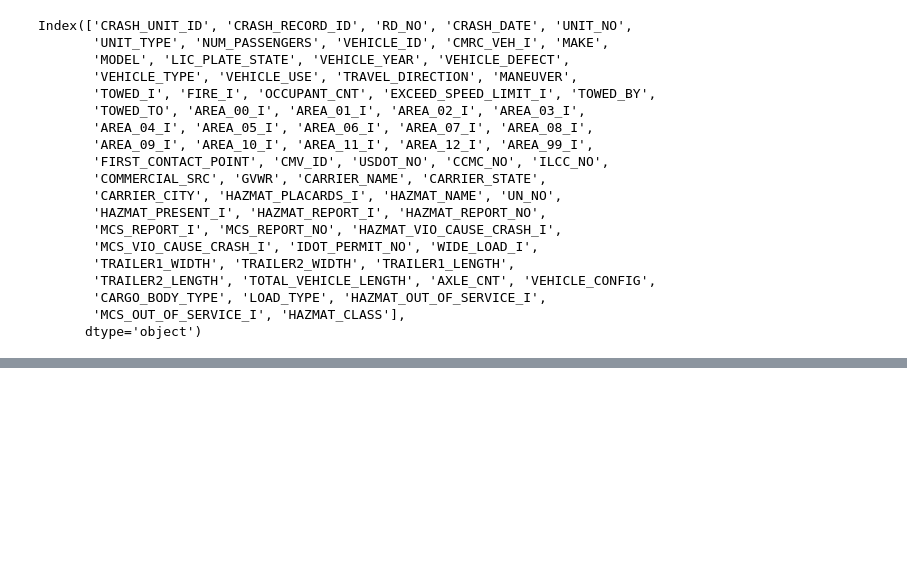
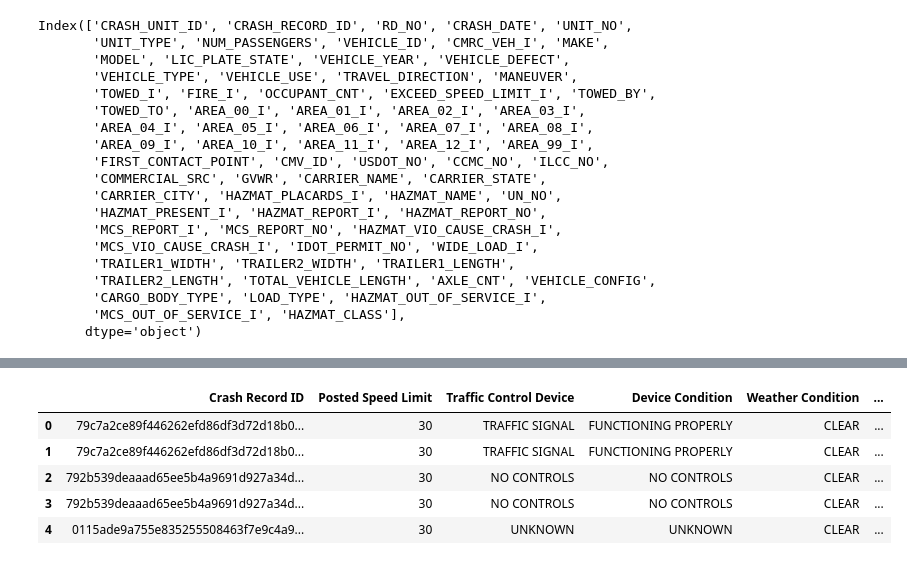
Before and after one commit to jngreco/Team-AutoCrash-Project, a Jupyter notebook: Chicago_Data.ipynb, the cells around one changed output, grey strips where cells are left out. Saved outputs shown, nothing was run; the diff lists cells and outputs as text; code cells hidden in the pictures; blank space fills up the shorter version.

```diff
--- a/Chicago_Data.ipynb
+++ b/Chicago_Data.ipynb
@@ -239,0 +247,16 @@ chicago_df =
+# %%
+replace_df = chicago_df
+replace_df["Number of Passengers"] = replace_df["Number of Passengers"].fillna(0)
+replace_df["Exceeded Speed Limit"] = replace_df["Exceeded Speed Limit"].fillna("UNKNOWN")
+replace_df["Vehicle Year"] = replace_df["Vehicle Year"].fillna("UNKNOWN")
+replace_df["Number of Occupants"] = replace_df["Number of Occupants"].fillna(0)
+replace_df = replace_df.replace({"Day of Week":{1:"Sunday",2:"Monday",3:"Tuesday",4:"Wednesday",5:"Thursday",6:"Friday",7:"Saturday"}})
+replace_df = replace_df.drop(columns=["Crash Date"])
+replace_df.head()
+# %% [output]
+|  | Crash Record ID | Posted Speed Limit | Traffic Control Device | Device Condition | Weather Condition | ... |
+| 0 | 79c7a2ce89f446262efd86df3d72d18b0... | 30 | TRAFFIC SIGNAL | FUNCTIONING PROPERLY | CLEAR | ... |
+| 1 | 79c7a2ce89f446262efd86df3d72d18b0... | 30 | TRAFFIC SIGNAL | FUNCTIONING PROPERLY | CLEAR | ... |
+| 2 | 792b539deaaad65ee5b4a9691d927a34d... | 30 | NO CONTROLS | NO CONTROLS | CLEAR | ... |
+| 3 | 792b539deaaad65ee5b4a9691d927a34d... | 30 | NO CONTROLS | NO CONTROLS | CLEAR | ... |
+| 4 | 0115ade9a755e835255508463f7e9c4a9... | 30 | UNKNOWN | UNKNOWN | CLEAR | ... |
```
Also changed, not shown: parts of 14 cells of this notebook.
